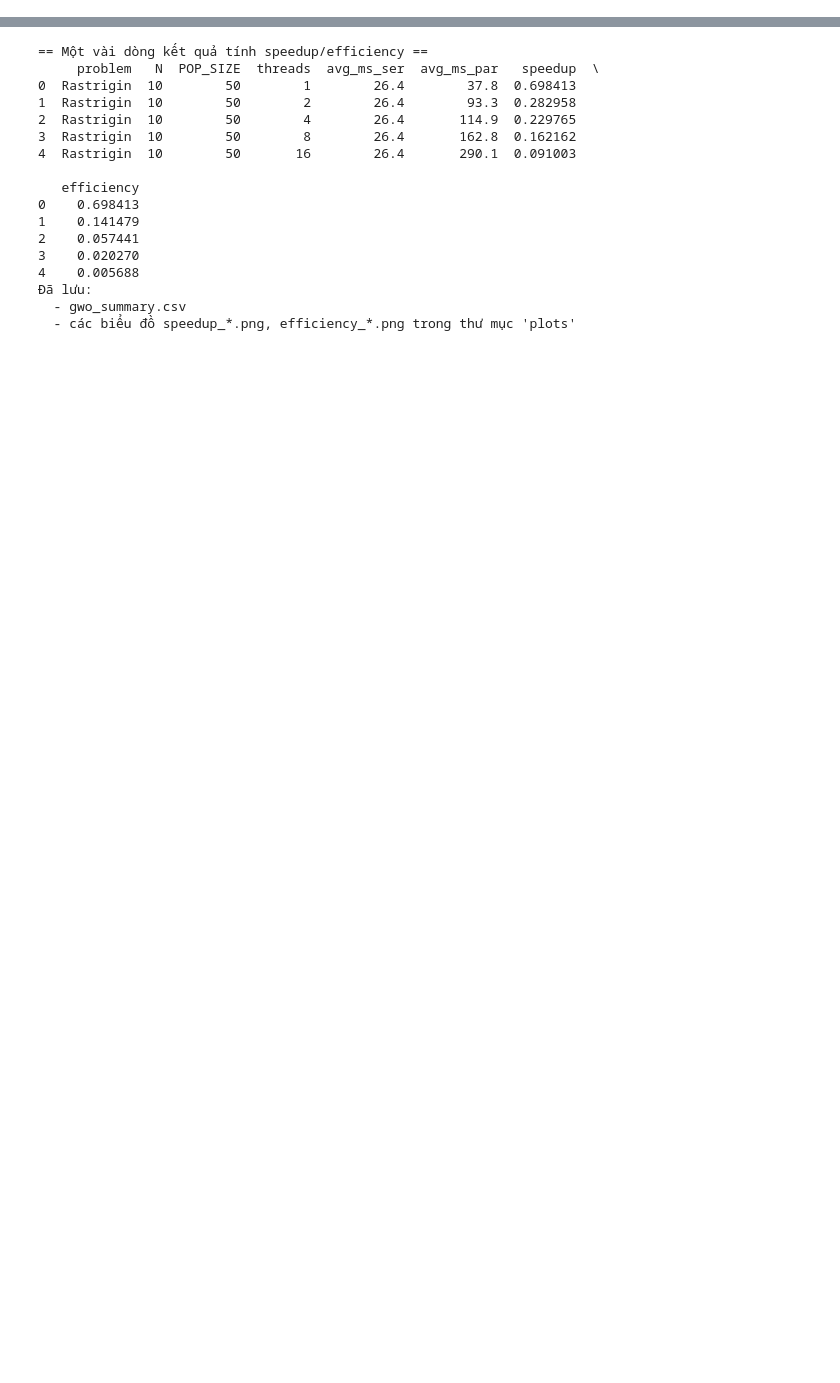
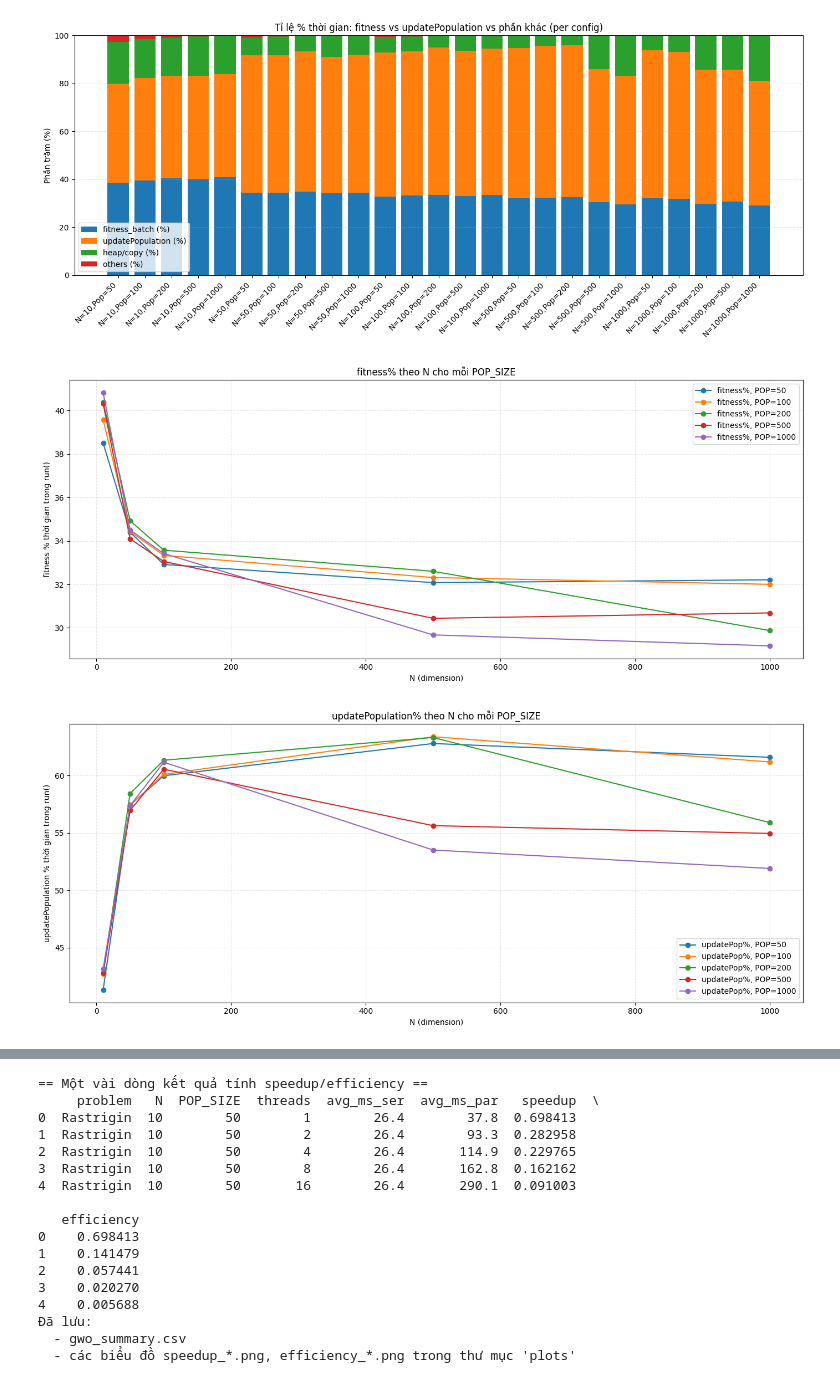
Before and after one commit to NLT22/Parallel_GWO, a Jupyter notebook: linux/Evaluation.ipynb, the cells around one changed output, grey strips where cells are left out. Cells and saved outputs as stored; diff of their text form; code cells hidden in the pictures; blank space fills up the shorter version.

```diff
--- a/linux/Evaluation.ipynb
+++ b/linux/Evaluation.ipynb
@@ -5,6 +5,7 @@ import seaborn as sns
 from pathlib import Path
 # %%
 # Đọc dữ liệu
+serial_analyze = pd.read_csv("gwo_serial_analyze.csv")
 serial = pd.read_csv("gwo_serial.csv")
 parallel = pd.read_csv("gwo_parallel.csv")
 # print(serial.head())
@@ -11,0 +15,79 @@ parallel = pd.read_csv("gwo_parallel.csv")
+# %%
+out_dir = Path("plots_analyze")
+out_dir.mkdir(exist_ok=True)
+
+# Tạo một cột label cho từng cấu hình
+serial_analyze["config"] = serial_analyze.apply(lambda row: f"N={row['N']},Pop={row['POP_SIZE']}", axis=1)
+
+# Sắp xếp cho đẹp (ví dụ theo N rồi POP)
+serial_analyze = serial_analyze.sort_values(by=["N", "POP_SIZE"])
+
+# --- 1) Vẽ stacked bar: % fitness + % updatePopulation (+ phần khác nếu muốn) ---
+
+x = range(len(serial_analyze))
+fit_pct  = serial_analyze["fit_pct"]
+upd_pct  = serial_analyze["upd_pct"]
+heap_pct = serial_analyze["heap_pct"]
+other_pct= serial_analyze["other_pct"]
+
+plt.figure(figsize=(14, 6))
+plt.title("Tỉ lệ % thời gian: fitness vs updatePopulation vs phần khác (per config)")
+plt.xticks(x, serial_analyze["config"], rotation=45, ha="right")
+
+# Stacked bars
+p1 = plt.bar(x, fit_pct, label="fitness_batch (%)")
+p2 = plt.bar(x, upd_pct, bottom=fit_pct, label="updatePopulation (%)")
+p3 = plt.bar(x, heap_pct, bottom=fit_pct+upd_pct, label="heap/copy (%)")
+p4 = plt.bar(x, other_pct, bottom=fit_pct+upd_pct+heap_pct, label="others (%)")
+
+plt.ylabel("Phần trăm (%)")
+plt.ylim(0, 100)
+plt.legend()
+plt.tight_layout()
+plt.grid(axis="y", linestyle="--", alpha=0.3)
+
+# Lưu hình hoặc show
+plt.savefig(out_dir /"gwo_stacked_percent.png", dpi=200)
+# plt.show()
+
+# --- 2) Vẽ line chart theo N cho một vài POP_SIZE (tuỳ chọn) ---
+
+# Ví dụ: chọn một vài giá trị POP_SIZE để so
+pop_values = sorted(serial_analyze["POP_SIZE"].unique())
+
+plt.figure(figsize=(14, 6))
+for pop in pop_values:
+    sub = serial_analyze[serial_analyze["POP_SIZE"] == pop]
+    plt.plot(sub["N"], sub["fit_pct"],
+                marker="o", linestyle="-",
+                label=f"fitness%, POP={pop}")
+
+plt.title("fitness% theo N cho mỗi POP_SIZE")
+plt.xlabel("N (dimension)")
+plt.ylabel("fitness % thời gian trong run()")
+plt.grid(True, linestyle="--", alpha=0.3)
+plt.legend()
+plt.tight_layout()
+plt.savefig(out_dir /"gwo_fit_percent_vs_N.png", dpi=200)
+# plt.show()
+
+# Tương tự cho updatePopulation
+plt.figure(figsize=(14, 6))
+for pop in pop_values:
+    sub = serial_analyze[serial_analyze["POP_SIZE"] == pop]
+    plt.plot(sub["N"], sub["upd_pct"],
+                marker="o", linestyle="-",
+                label=f"updatePop%, POP={pop}")
+
+plt.title("updatePopulation% theo N cho mỗi POP_SIZE")
+plt.xlabel("N (dimension)")
+plt.ylabel("updatePopulation % thời gian trong run()")
+plt.grid(True, linestyle="--", alpha=0.3)
+plt.legend()
+plt.tight_layout()
+plt.savefig(out_dir /"gwo_upd_percent_vs_N.png", dpi=200)
+# plt.show()
+# %% [output]
+[figure, added]
+[figure, added]
+[figure, added]
```
Also changed, not shown: parts of 3 cells of this notebook, 6 other files.
